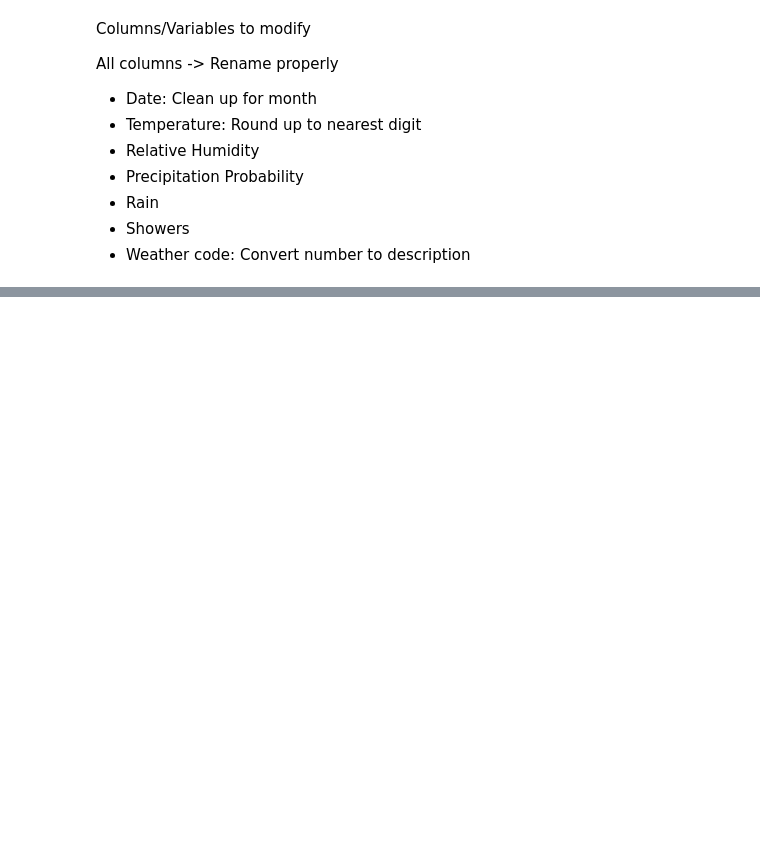
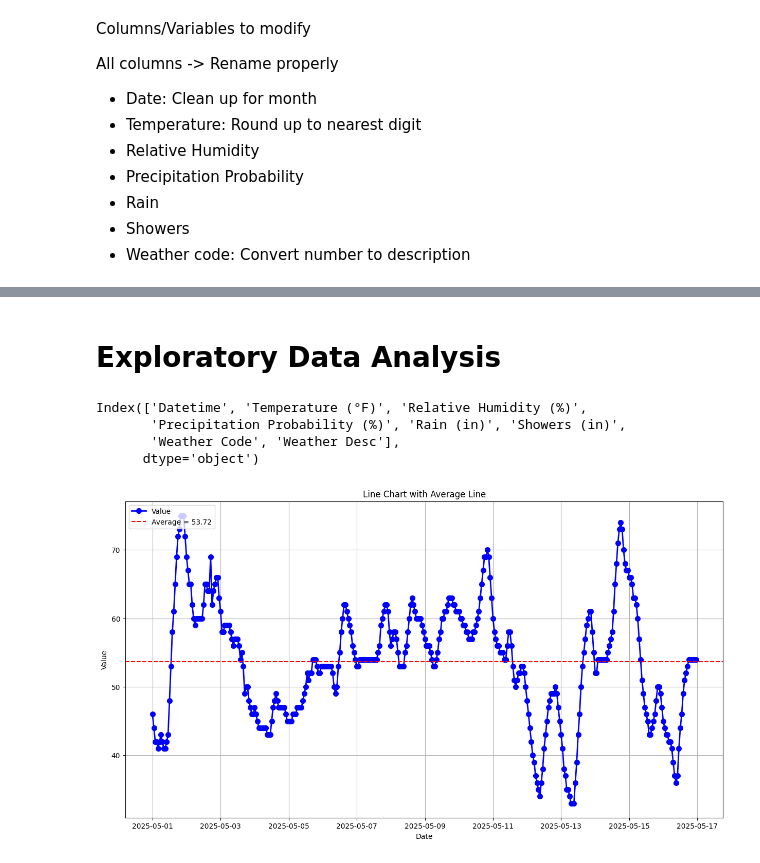
Before and after one commit to ctrlvee/Kaggle-Notebook-OpenWeather-API-ETL-Pipeline-, a Jupyter notebook: openweather-api-etl-pipeline.ipynb, the cells around one changed output, grey strips where cells are left out. Cells and saved outputs as stored; diff of their text form; code cells hidden in the pictures; blank space fills up the shorter version.

```diff
--- a/openweather-api-etl-pipeline.ipynb
+++ b/openweather-api-etl-pipeline.ipynb
@@ -269,8 +269,8 @@ weather_code_desc = {
 # %%
 weather_list = pd.to_numeric(hourly_dataframe['weather_code']).tolist()
 weather_list = [ val for key,val in weather_code_desc.items() for x in weather_list if key == x]
-hourly_dataframe['weather_desc'] = weather_list
-hourly_dataframe['weather_desc']
+hourly_dataframe['Weather Desc'] = weather_list
+hourly_dataframe['Weather Desc']
 # %% [output]
 0                                        Clear Sky
 1                                        Clear Sky
@@ -292,4 +292,4 @@ hourly_dataframe.rename(columns={"temperature_2m": "Temperature (°F)",
                                  "showers" : "Showers (in)",
                                  "date" : "Datetime",
                                  "weather_code" :"Weather Code"
-                                })
+                                }, inplace=True)
@@ -309,0 +296,30 @@ hourly_dataframe.rename(columns={"temperature_2m": "Temperature (°F)",
+# %% [markdown]
+# Exploratory Data Analysis
+# %%
+hourly_dataframe.columns
+# %% [output]
+Index(['Datetime', 'Temperature (°F)', 'Relative Humidity (%)',
+       'Precipitation Probability (%)', 'Rain (in)', 'Showers (in)',
+       'Weather Code', 'Weather Desc'],
+      dtype='object')
+# %%
+# Extract day and hour from datetime
+hourly_dataframe['Day'] = hourly_dataframe['Datetime'].dt.date
+hourly_dataframe['Hour'] = hourly_dataframe['Datetime'].dt.hour
+
+# Pivot DataFrame
+df_pivot = hourly_dataframe.pivot(index='Day', columns='Hour', values='Temperature (°F)')
+# %%
+average_temperature = hourly_dataframe['Temperature (°F)'].mean()
+# %%
+plt.figure(figsize=(15,8))
+plt.plot(hourly_dataframe['Datetime'],hourly_dataframe['Temperature (°F)'], color='b', linestyle='-', linewidth=2, marker='o', markersize=7, label='Value')
+plt.axhline(y=average_temperature, color='r', linestyle='--', label=f'Average = {average_temperature:.2f}')
+plt.title('Line Chart with Average Line')
+plt.xlabel('Date')
+plt.ylabel('Value')
+plt.legend(loc='upper left')
+plt.grid(True)
+plt.show()
+# %% [output]
+[figure, added]
```
Also changed, not shown: parts of 19 cells of this notebook.
